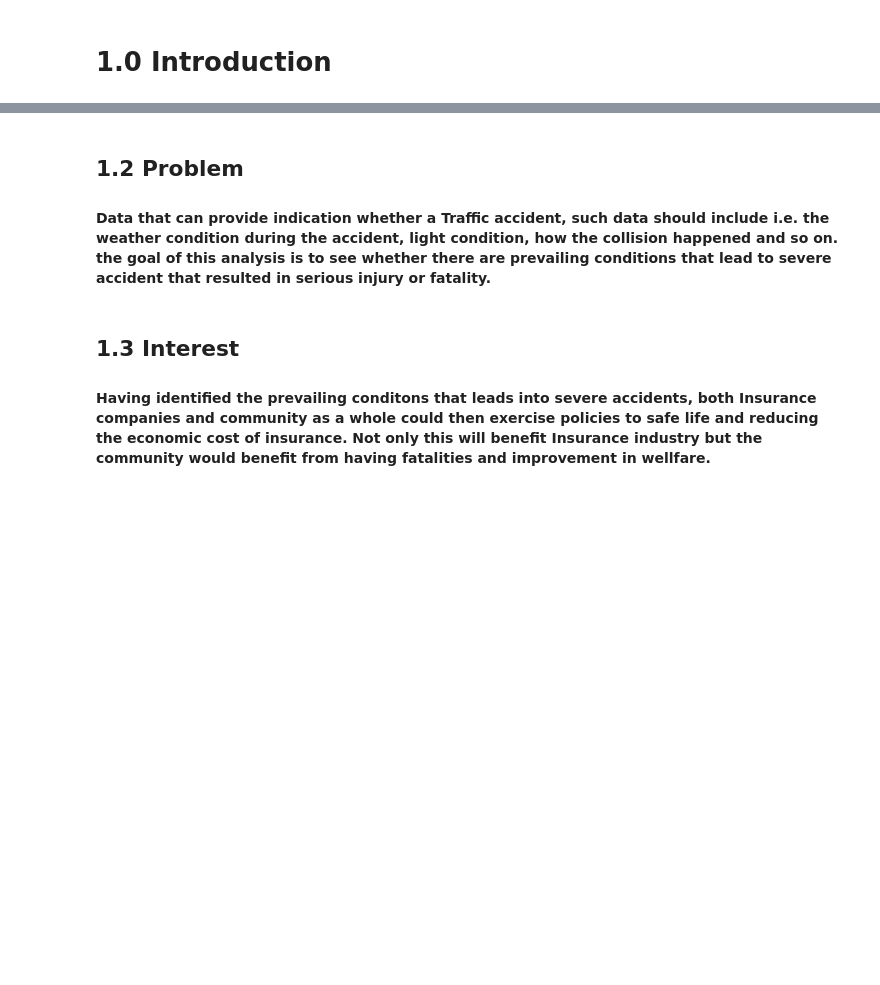
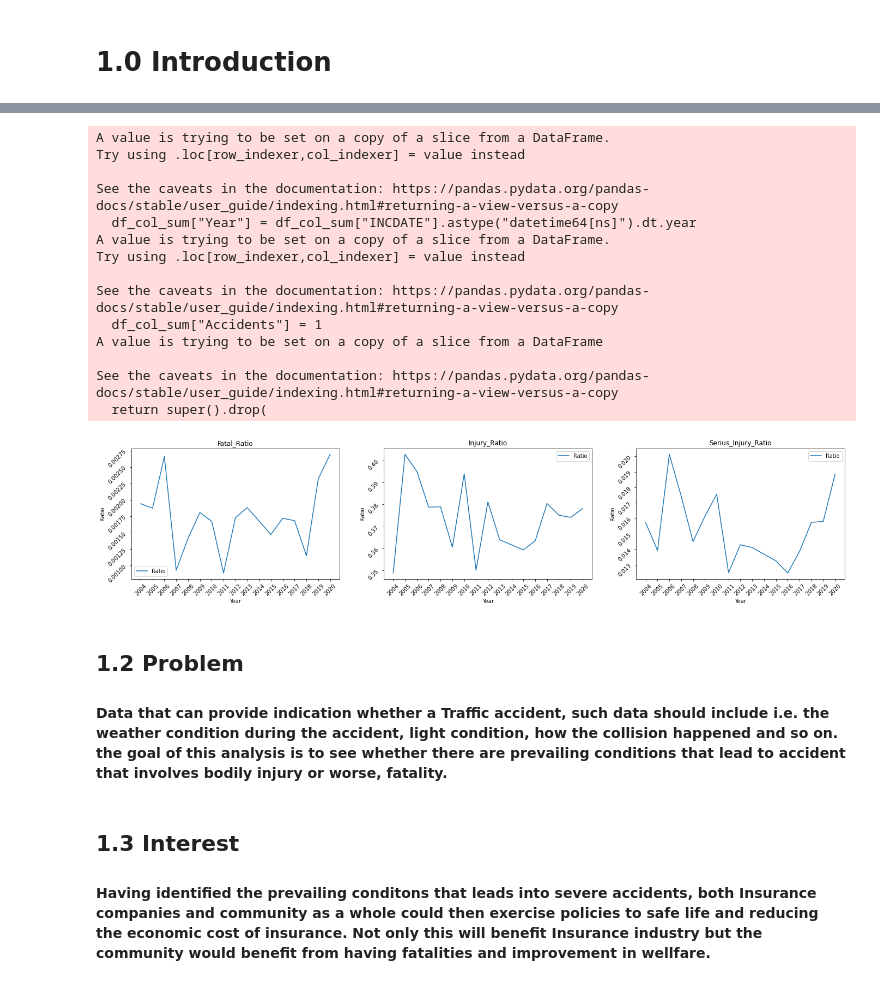
Before and after one commit to adityabudiwinata/Coursera_Capstone, a Jupyter notebook: Accident_Severity_Analysis.ipynb, the cells around one changed output, grey strips where cells are left out. Saved outputs shown, nothing was run; the diff lists cells and outputs as text; code cells hidden in the pictures; blank space fills up the shorter version.

```diff
--- a/Accident_Severity_Analysis.ipynb
+++ b/Accident_Severity_Analysis.ipynb
@@ -87,6 +10,64 @@ Saving to: ‘TenYearSummary.pdf’
+# %%
+import pandas as pd
+import matplotlib.pyplot as plt
+import seaborn as sns
+import numpy as np
+df_col = pd.read_csv('C:/Project Data/Collisions.csv')
+
+df_col_sum = df_col[["INCDATE","INJURIES","SERIOUSINJURIES","FATALITIES"]]
+df_col_sum["Year"] = df_col_sum["INCDATE"].astype("datetime64[ns]").dt.year
+df_col_sum["Accidents"] = 1
+df_col_sum.drop(columns=["INCDATE"], inplace=True)
+df_col_sum1 = df_col_sum.groupby(["Year"]).sum()
+df_col_sum1["Injury Ratio"] = df_col_sum1["INJURIES"]/df_col_sum1["Accidents"]
+df_col_sum1["Serious Injury Ratio"] = df_col_sum1["SERIOUSINJURIES"]/df_col_sum1["Accidents"]
+df_col_sum1["Fatality Ratio"] = df_col_sum1["FATALITIES"]/df_col_sum1["Accidents"]
+df_col_sum1.reset_index(inplace=True)
+df_col_sum1.drop([0,11],inplace=True)
+df_col_sum1.set_index(["Year"], inplace=True)
+
+fig, (ax1,ax2,ax3) = plt.subplots(1,3,figsize=(20,5))
+fig.tight_layout(pad=5.0)
+ax1.plot(df_col_sum1["Fatality Ratio"], label='Ratio')
+ax1.set_xlabel('Year')
+ax1.set_ylabel('Ratio')
+ax1.set_title("Fatal_Ratio")
+ax1.legend()
+ax1.tick_params(labelrotation=45)
+ax1.xaxis.set_major_locator(plt.MaxNLocator(20))
+ax2.plot(df_col_sum1["Injury Ratio"], label='Ratio')
+ax2.set_xlabel('Year')
+ax2.set_ylabel('Ratio')
+ax2.set_title("Injury_Ratio")
+ax2.legend()
+ax2.tick_params(labelrotation=45)
+ax2.xaxis.set_major_locator(plt.MaxNLocator(20))
+ax3.plot(df_col_sum1["Serious Injury Ratio"], label='Ratio')
+ax3.set_xlabel('Year')
+ax3.set_ylabel('Ratio')
+ax3.set_title("Serius_Injury_Ratio")
+ax3.legend()
+ax3.tick_params(labelrotation=45)
+ax3.xaxis.set_major_locator(plt.MaxNLocator(20))
+# %% [output]
+A value is trying to be set on a copy of a slice from a DataFrame.
+Try using .loc[row_indexer,col_indexer] = value instead
+
+See the caveats in the documentation: https://pandas.pydata.org/pandas-docs/stable/user_guide/indexing.html#returning-a-view-versus-a-copy
+  df_col_sum["Year"] = df_col_sum["INCDATE"].astype("datetime64[ns]").dt.year
+A value is trying to be set on a copy of a slice from a DataFrame.
+Try using .loc[row_indexer,col_indexer] = value instead
+
+See the caveats in the documentation: https://pandas.pydata.org/pandas-docs/stable/user_guide/indexing.html#returning-a-view-versus-a-copy
+  df_col_sum["Accidents"] = 1
+A value is trying to be set on a copy of a slice from a DataFrame
+
+See the caveats in the documentation: https://pandas.pydata.org/pandas-docs/stable/user_guide/indexing.html#returning-a-view-versus-a-copy
+  return super().drop(
+[figure, added]
 # %% [markdown]
 ## 1.2 Problem
-#### Data that can provide indication whether a Traffic accident, such data should include i.e. the weather condition during the accident, light condition, how the collision happened and so on. the goal of this analysis is to see whether there are prevailing conditions that lead to severe accident that resulted in serious injury or fatality.
+#### Data that can provide indication whether a Traffic accident, such data should include i.e. the weather condition during the accident, light condition, how the collision happened and so on. the goal of this analysis is to see whether there are prevailing conditions that lead to accident that involves bodily injury or worse, fatality.
 # %% [markdown]
 ## 1.3 Interest
 #### Having identified the prevailing conditons that leads into severe accidents, both Insurance companies and community as a whole could then exercise policies to safe life and reducing the economic cost of insurance. Not only this will benefit Insurance industry but the community would benefit from having fatalities and improvement in wellfare.
```
Also changed, not shown: parts of 20 cells of this notebook.
